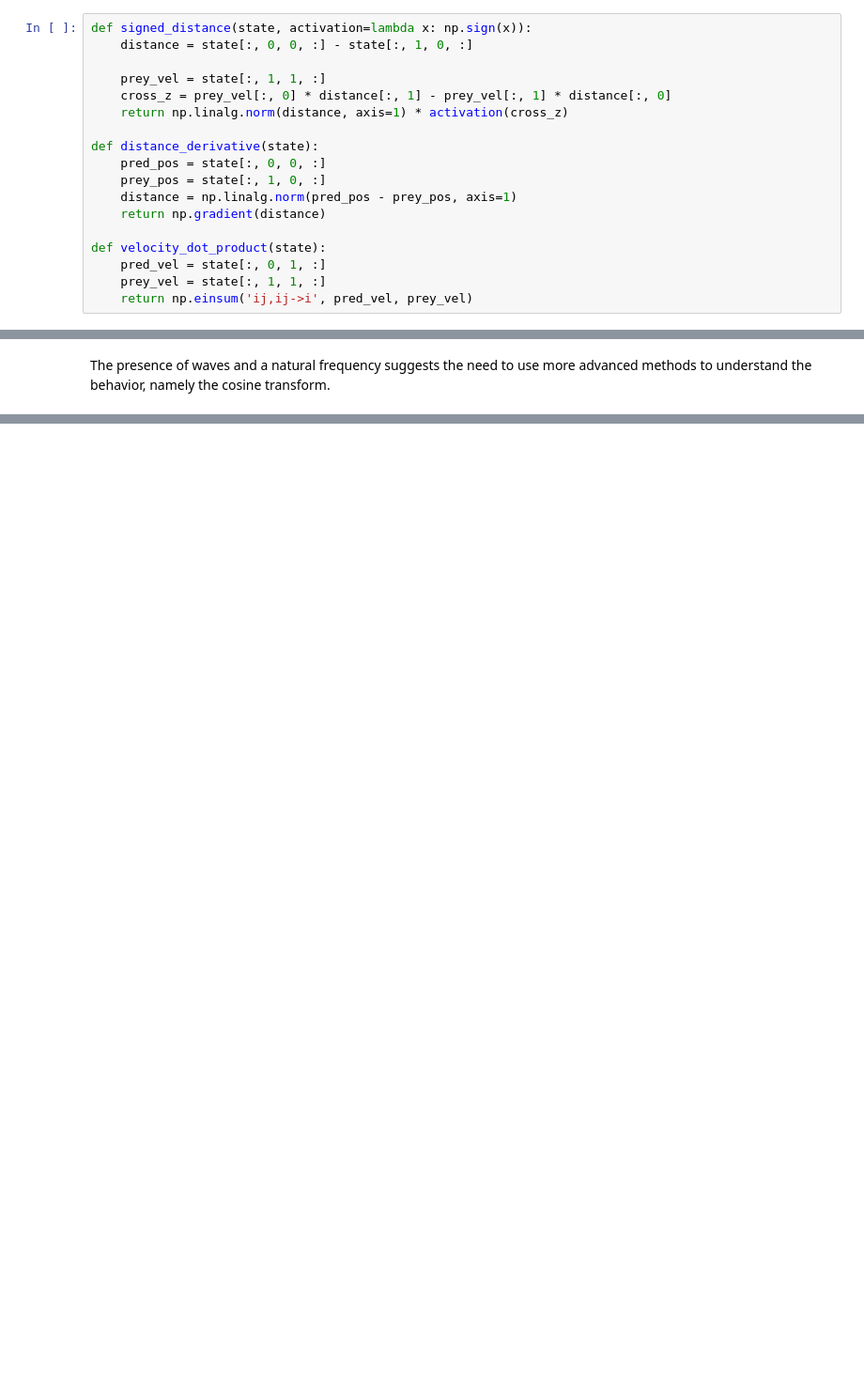
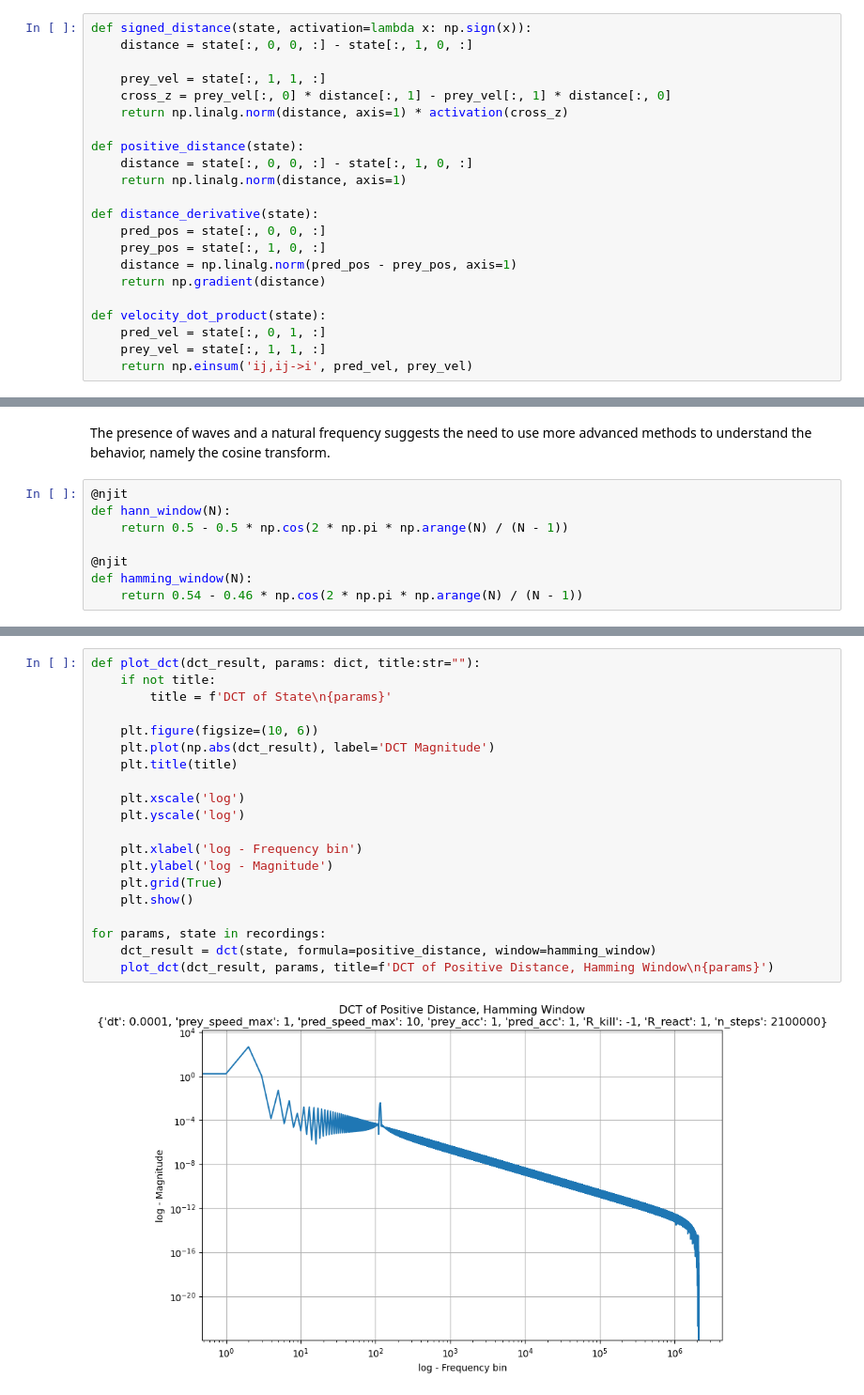
Before and after one commit to quercia-dev/pursuit-curves, a Jupyter notebook: 00_Deterministic.ipynb, the cells around one changed output, grey strips where cells are left out. Shown at 94% size. Saved outputs shown, nothing was run; the diff lists cells and outputs as text; blank space fills up the shorter version.

```diff
--- a/00_Deterministic.ipynb
+++ b/00_Deterministic.ipynb
@@ -236,6 +236,10 @@ def signed_distance(state, activation=lambda x: np.sign(x)):
     prey_vel = state[:, 1, 1, :]
     cross_z = prey_vel[:, 0] * distance[:, 1] - prey_vel[:, 1] * distance[:, 0]
     return np.linalg.norm(distance, axis=1) * activation(cross_z)
+
+def positive_distance(state):
+    distance = state[:, 0, 0, :] - state[:, 1, 0, :]
+    return np.linalg.norm(distance, axis=1)
 
 def distance_derivative(state):
     pred_pos = state[:, 0, 0, :]
@@ -319,2 +323,10 @@ for i in range(n):
 # %% [markdown]
 The presence of waves and a natural frequency suggests the need to use more advanced methods to understand the behavior, namely the cosine transform.
+# %%
+@njit
+def hann_window(N):
+    return 0.5 - 0.5 * np.cos(2 * np.pi * np.arange(N) / (N - 1))
+
+@njit
+def hamming_window(N):
+    return 0.54 - 0.46 * np.cos(2 * np.pi * np.arange(N) / (N - 1))
@@ -320,0 +445,22 @@ The presence of waves and a natural frequency suggests the need to use more adva
+# %%
+def plot_dct(dct_result, params: dict, title:str=""):
+    if not title:
+        title = f'DCT of State\n{params}'
+
+    plt.figure(figsize=(10, 6))
+    plt.plot(np.abs(dct_result), label='DCT Magnitude')
+    plt.title(title)
+
+    plt.xscale('log')
+    plt.yscale('log')
+
+    plt.xlabel('log - Frequency bin')
+    plt.ylabel('log - Magnitude')
+    plt.grid(True)
+    plt.show()
+
+for params, state in recordings:
+    dct_result = dct(state, formula=positive_distance, window=hamming_window)
+    plot_dct(dct_result, params, title=f'DCT of Positive Distance, Hamming Window\n{params}')
+# %% [output]
+[figure, added]
```
Also changed, not shown: parts of 5 cells of this notebook.
